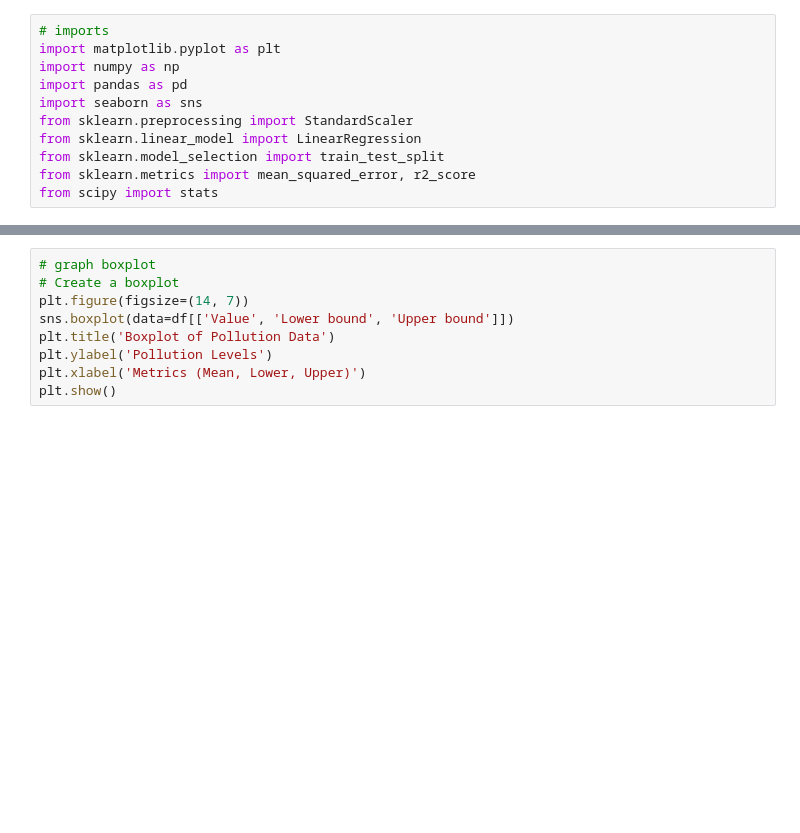
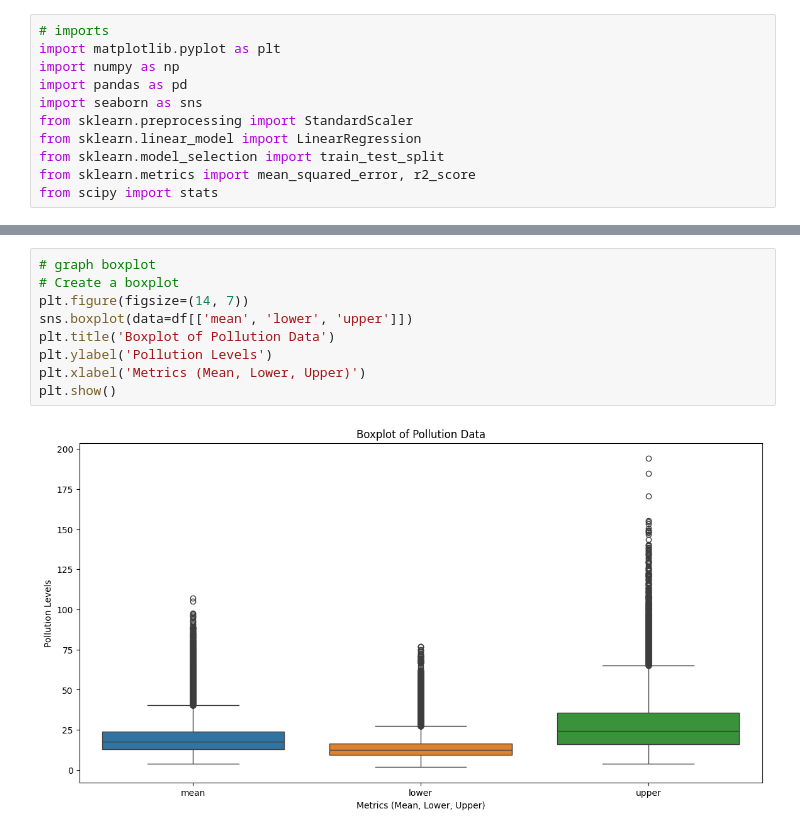
Before and after one commit to EthanXC/Urban-Air-Quality-Prediction, a Jupyter notebook: models.ipynb, the cells around one changed output, grey strips where cells are left out. Saved outputs shown, nothing was run; the diff lists cells and outputs as text; blank space fills up the shorter version.

Commit message:
Graphing IHME data

```diff
--- a/models.ipynb
+++ b/models.ipynb
@@ -27,9 +38,11 @@ print(df.columns)
 # %%
 # graph boxplot
 # Create a boxplot
 plt.figure(figsize=(14, 7))
-sns.boxplot(data=df[['Value', 'Lower bound', 'Upper bound']])
+sns.boxplot(data=df[['mean', 'lower', 'upper']])
 plt.title('Boxplot of Pollution Data')
 plt.ylabel('Pollution Levels')
 plt.xlabel('Metrics (Mean, Lower, Upper)')
 plt.show()
+# %% [output]
+[figure, added]
```
Also changed, not shown: parts of 3 cells of this notebook.
